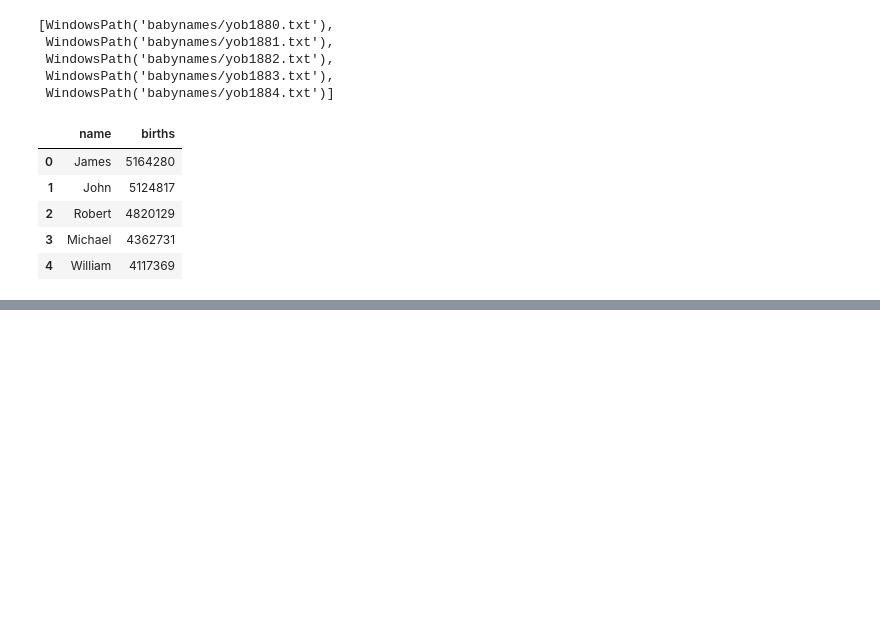
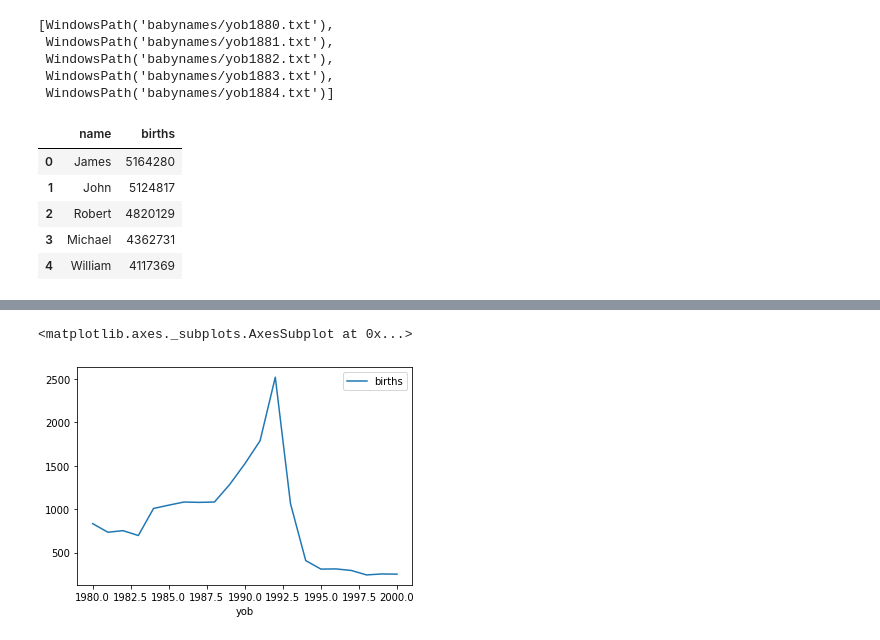
Before and after one commit to sawyerap/PythonDataViz, a Jupyter notebook: baby_names.ipynb, the cells around one changed output, grey strips where cells are left out. Saved outputs shown, nothing was run; the diff lists cells and outputs as text; code cells hidden in the pictures; blank space fills up the shorter version.

```diff
--- a/baby_names.ipynb
+++ b/baby_names.ipynb
@@ -58,0 +139,5 @@ boy_names.head()
+# %%
+just_hill.loc[1980:2000].plot()
+# %% [output]
+<matplotlib.axes._subplots.AxesSubplot at 0x...>
+[figure, added]
```
Also changed, not shown: parts of 15 cells of this notebook, 1 other file.
